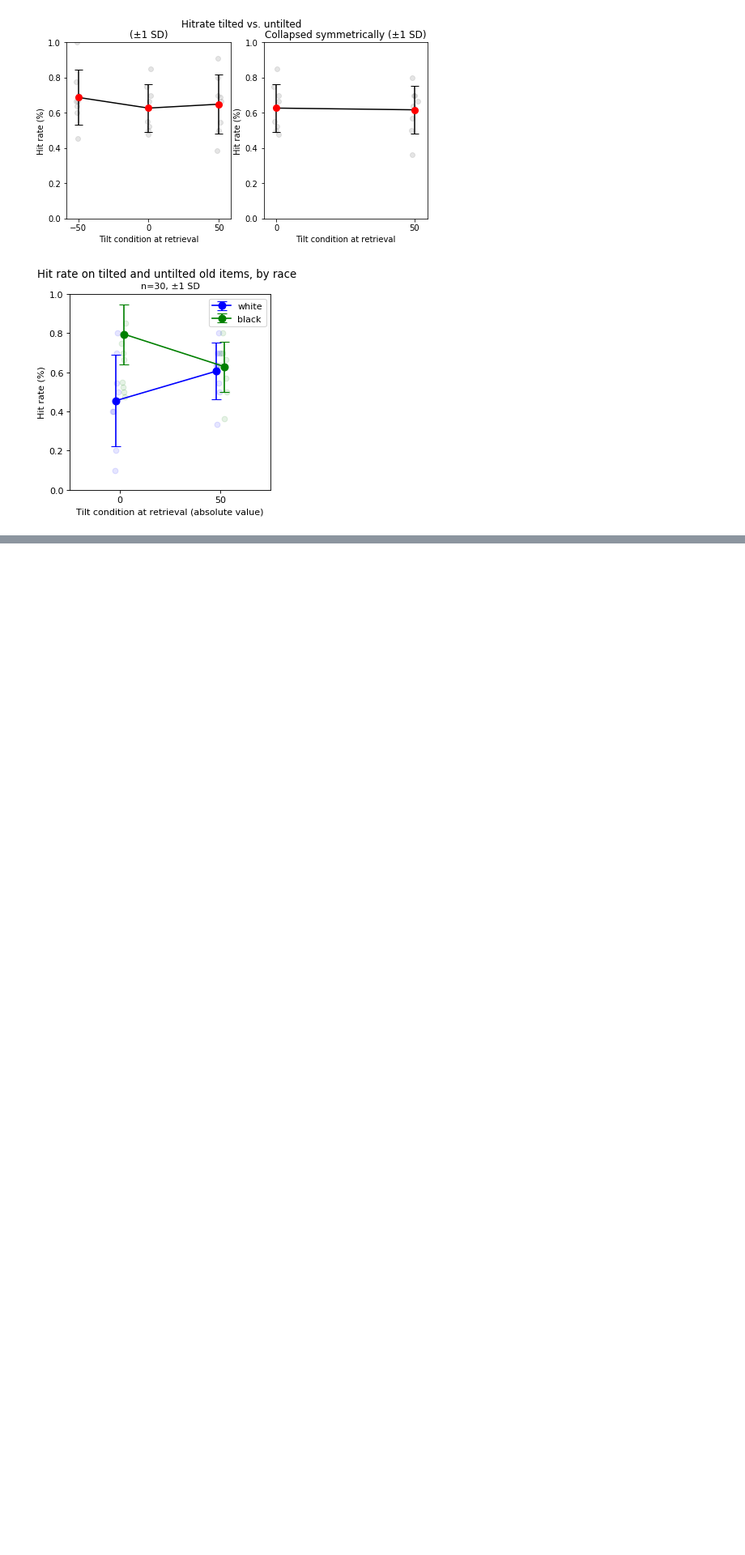
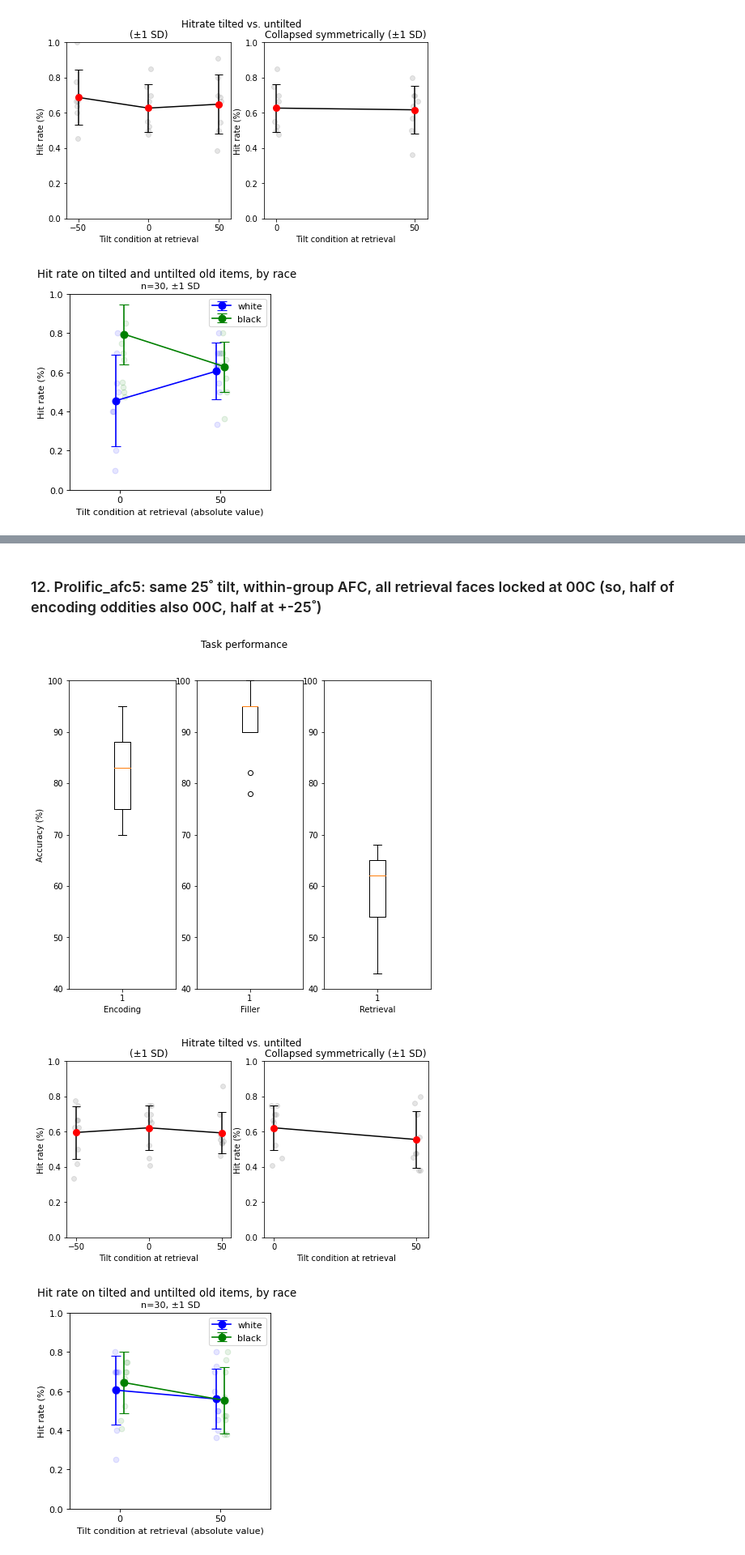
Before and after one commit to csiyer/memory_bias_thesis, a Jupyter notebook: results/scripts/summarize_pilots.ipynb, the cells around one changed output, grey strips where cells are left out. Shown at 81% size. Drawn from its saved outputs; the diff is of its cells as text; code cells hidden in the pictures; blank space fills up the shorter version.

```diff
--- a/results/scripts/summarize_pilots.ipynb
+++ b/results/scripts/summarize_pilots.ipynb
@@ -667,0 +710,11 @@ hit_tilt_race_plot(stats)
+# %% [markdown]
+### 12. Prolific_afc5: same 25˚ tilt, within-group AFC, all retrieval faces locked at 00C (so, half of encoding oddities also 00C, half at +-25˚)
+# %%
+summary_plot(df_sum[1])
+stats = get_stats(df[1])
+hit_tilt_plot(stats)
+hit_tilt_race_plot(stats)
+# %% [output]
+[figure, added]
+[figure, added]
+[figure, added]
```
Also changed, not shown: parts of 10 cells of this notebook, 7 other files.
